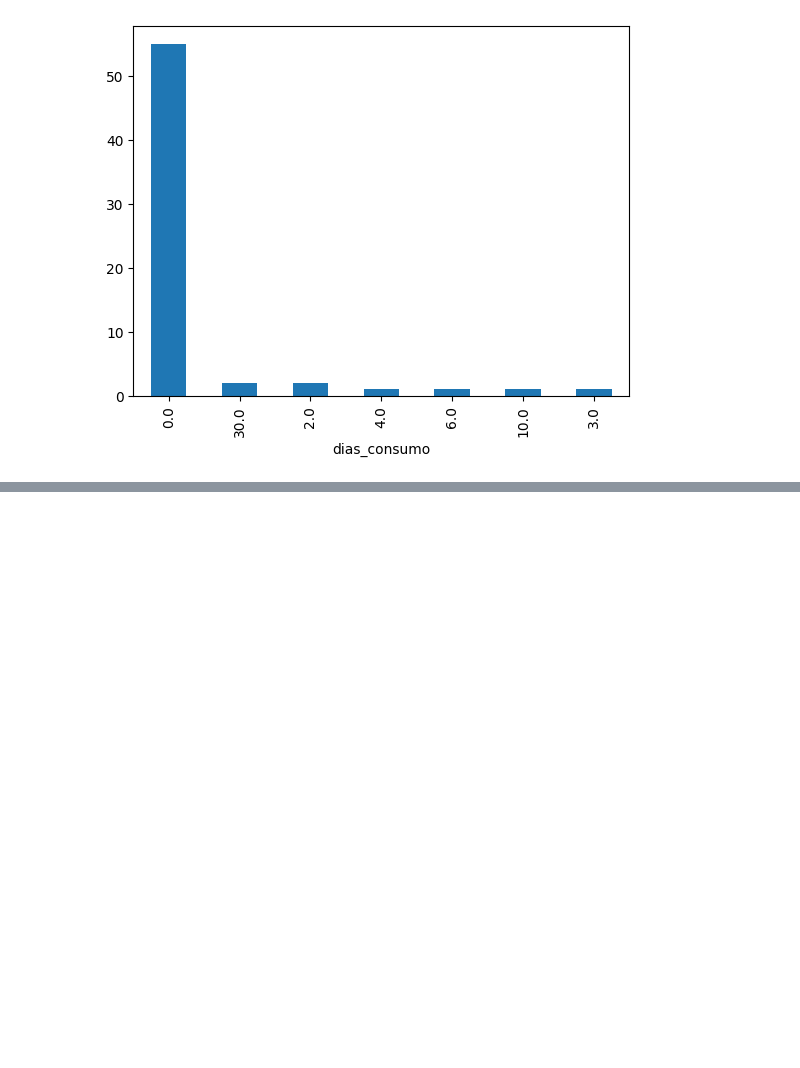
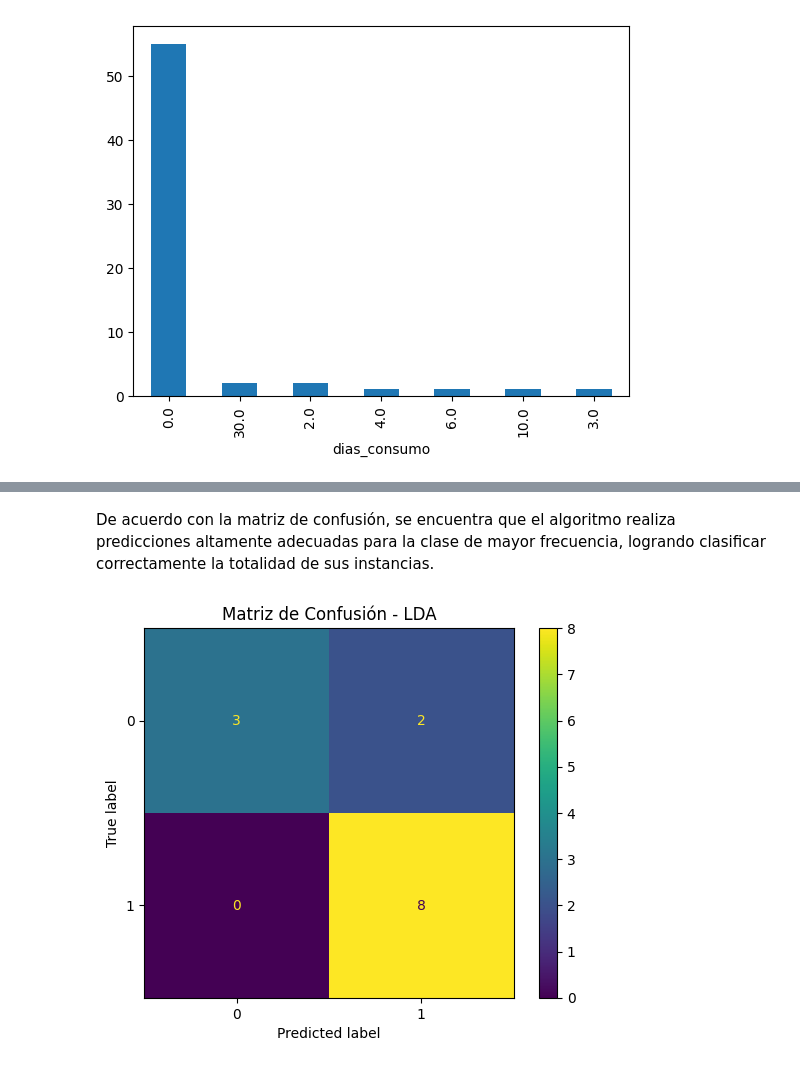
Before and after one commit to dubanmojica/programacion1, a Jupyter notebook: proyecto_de_programacion_28_de_mayo.ipynb, the cells around one changed output, grey strips where cells are left out. Saved outputs shown, nothing was run; the diff lists cells and outputs as text; code cells hidden in the pictures; blank space fills up the shorter version.

```diff
--- a/proyecto_de_programacion_28_de_mayo.ipynb
+++ b/proyecto_de_programacion_28_de_mayo.ipynb
@@ -322,0 +378,10 @@ dataf.head(4)
+# %% [markdown]
+De acuerdo con la matriz de confusión, se encuentra que el algoritmo realiza predicciones altamente adecuadas para la clase de mayor frecuencia, logrando clasificar correctamente la totalidad de sus instancias.
+# %%
+from sklearn.metrics import ConfusionMatrixDisplay
+disp = ConfusionMatrixDisplay(confusion_matrix=cm)
+disp.plot()
+plt.title("Matriz de Confusión - LDA")
+plt.show()
+# %% [output]
+[figure, added]
```
Also changed, not shown: parts of 34 cells of this notebook.
